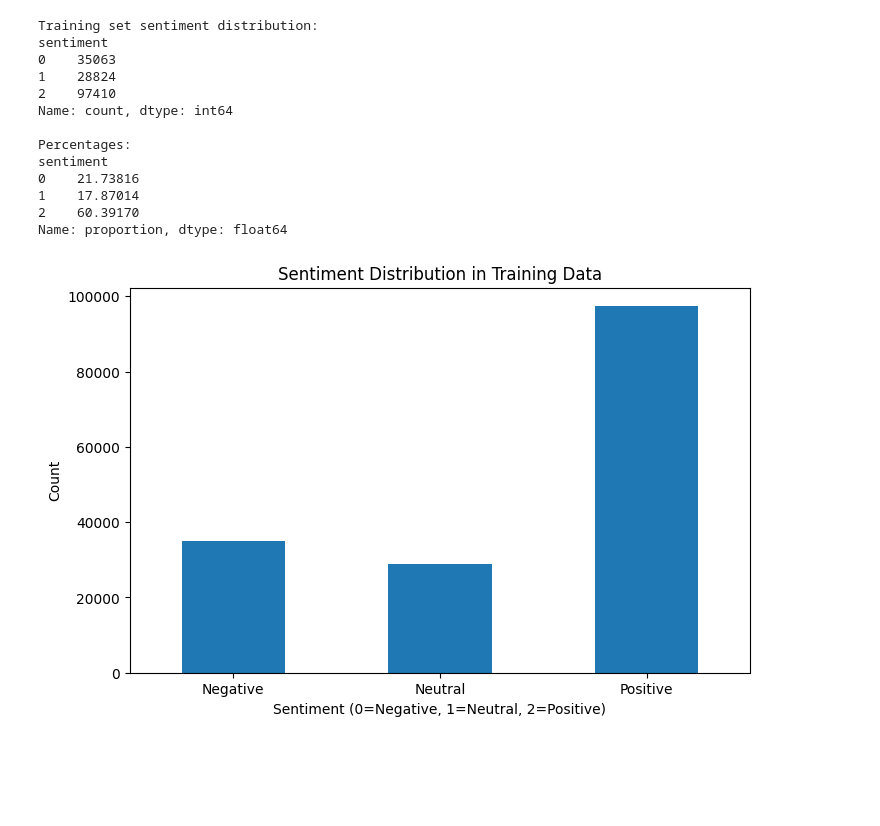
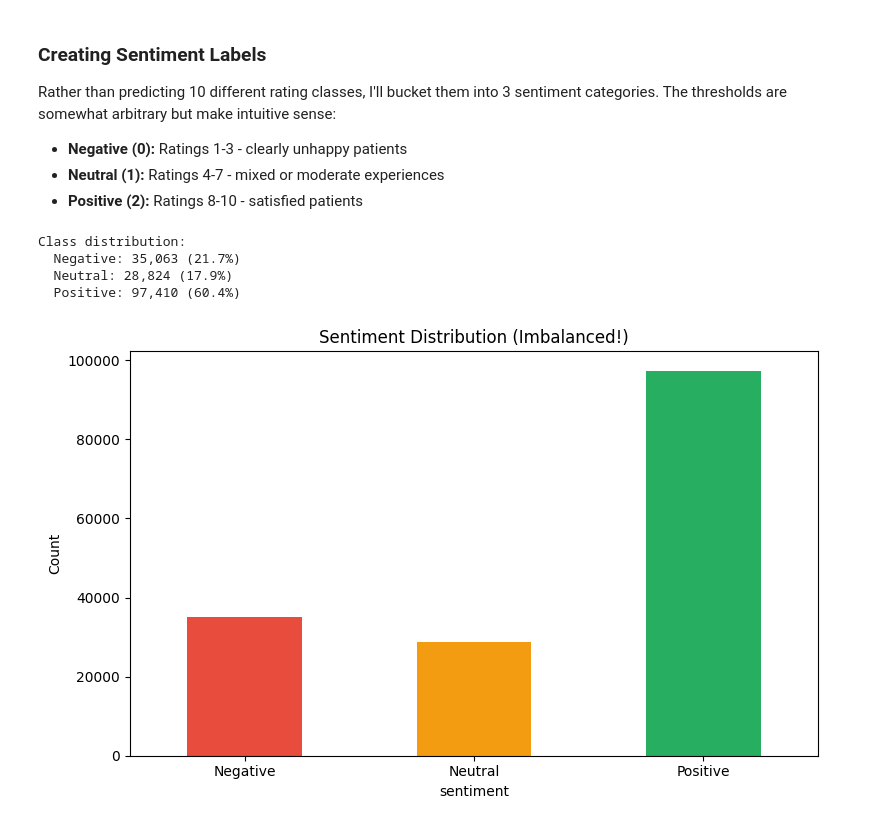
Before and after one commit to MalvinCY/patient-sentiment-classifier, a Jupyter notebook: notebooks/01_patient_sentiment_training.ipynb, the cells around one changed output. Drawn from its saved outputs; the diff is of its cells as text; code cells hidden in the pictures; blank space fills up the shorter version.

```diff
--- a/notebooks/01_patient_sentiment_training.ipynb
+++ b/notebooks/01_patient_sentiment_training.ipynb
@@ -85,44 +98,46 @@ Median rating: 8.0
+# %% [markdown]
+### Creating Sentiment Labels
+
+Rather than predicting 10 different rating classes, I'll bucket them into 3 sentiment categories. The thresholds are somewhat arbitrary but make intuitive sense:
+- **Negative (0):** Ratings 1-3 - clearly unhappy patients
+- **Neutral (1):** Ratings 4-7 - mixed or moderate experiences
+- **Positive (2):** Ratings 8-10 - satisfied patients
 # %%
-# Create sentiment labels based on rating
 def rating_to_sentiment(rating):
+    """Map 1-10 rating to sentiment class."""
     if rating <= 3:
         return 0  # Negative
     elif rating <= 7:
         return 1  # Neutral
     else:
         return 2  # Positive
 
-# Apply to both train and test
 df_train['sentiment'] = df_train['rating'].apply(rating_to_sentiment)
 df_test['sentiment'] = df_test['rating'].apply(rating_to_sentiment)
 
-# Check the distribution
-print("Training set sentiment distribution:")
-print(df_train['sentiment'].value_counts().sort_index())
-print(f"\nPercentages:")
-print(df_train['sentiment'].value_counts(normalize=True).sort_index() * 100)
+# Check class distribution - this will affect our modeling choices
+sentiment_counts = df_train['sentiment'].value_counts().sort_index()
+sentiment_pcts = df_train['sentiment'].value_counts(normalize=True).sort_index() * 100
+
+print("Class distribution:")
+for sent, count, pct in zip(['Negative', 'Neutral', 'Positive'], sentiment_counts, sentiment_pcts):
+    print(f"  {sent}: {count:,} ({pct:.1f}%)")
 
 # Visualize
-plt.figure(figsize=(8, 5))
-df_train['sentiment'].value_counts().sort_index().plot(kind='bar')
-plt.xlabel('Sentiment (0=Negative, 1=Neutral, 2=Positive)')
-plt.ylabel('Count')
-plt.title('Sentiment Distribution in Training Data')
-plt.xticks([0, 1, 2], ['Negative', 'Neutral', 'Positive'], rotation=0)
+fig, ax = plt.subplots(figsize=(8, 5))
+sentiment_counts.plot(kind='bar', ax=ax, color=['#e74c3c', '#f39c12', '#27ae60'])
+ax.set_xticklabels(['Negative', 'Neutral', 'Positive'], rotation=0)
+ax.set_ylabel('Count')
+ax.set_title('Sentiment Distribution (Imbalanced!)')
+plt.tight_layout()
 plt.show()
+
+# Note: ~60% positive, ~22% negative, ~18% neutral - definitely imbalanced
+# We'll need to handle this in the model (class_weight='balanced')
 # %% [output]
-Training set sentiment distribution:
-sentiment
-0    35063
-1    28824
-2    97410
-Name: count, dtype: int64
-
-Percentages:
-sentiment
-0    21.73816
-1    17.87014
-2    60.39170
-Name: proportion, dtype: float64
+Class distribution:
+  Negative: 35,063 (21.7%)
+  Neutral: 28,824 (17.9%)
+  Positive: 97,410 (60.4%)
-[figure, old version]
+[figure, new version]
 # %%
```
Also changed, not shown: parts of 39 cells of this notebook, 1 other file.
